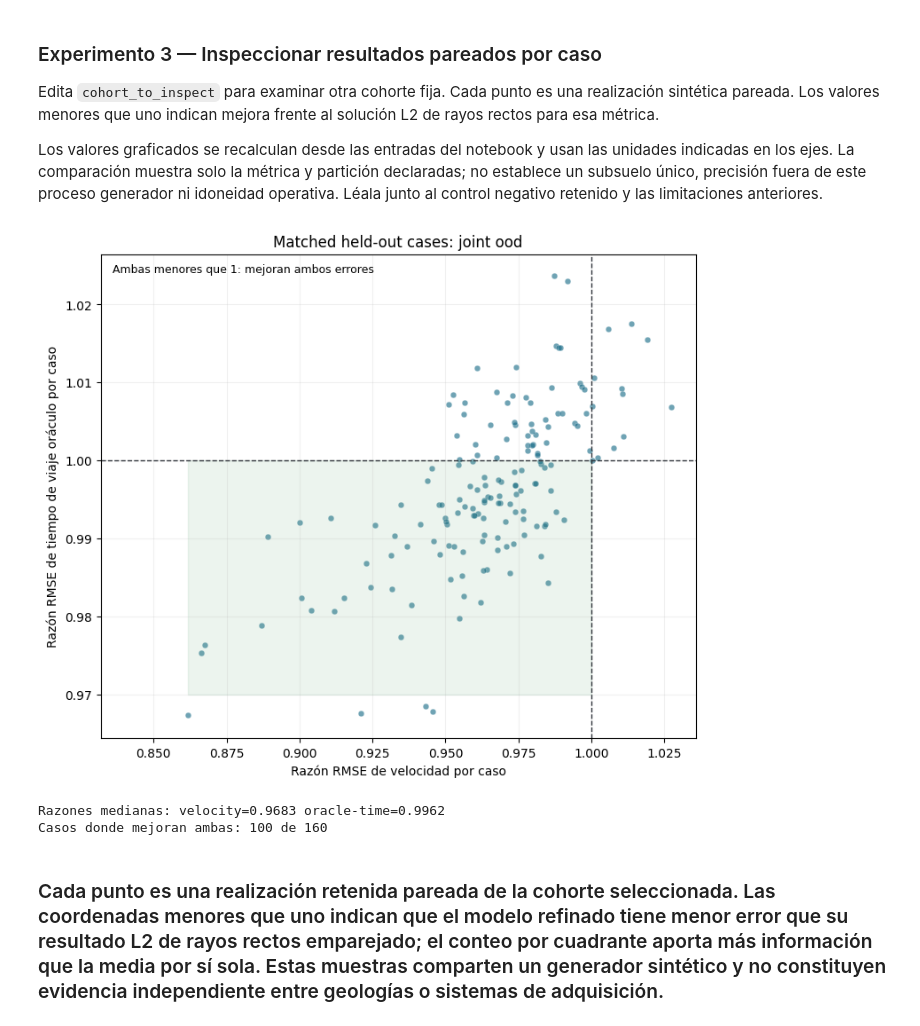
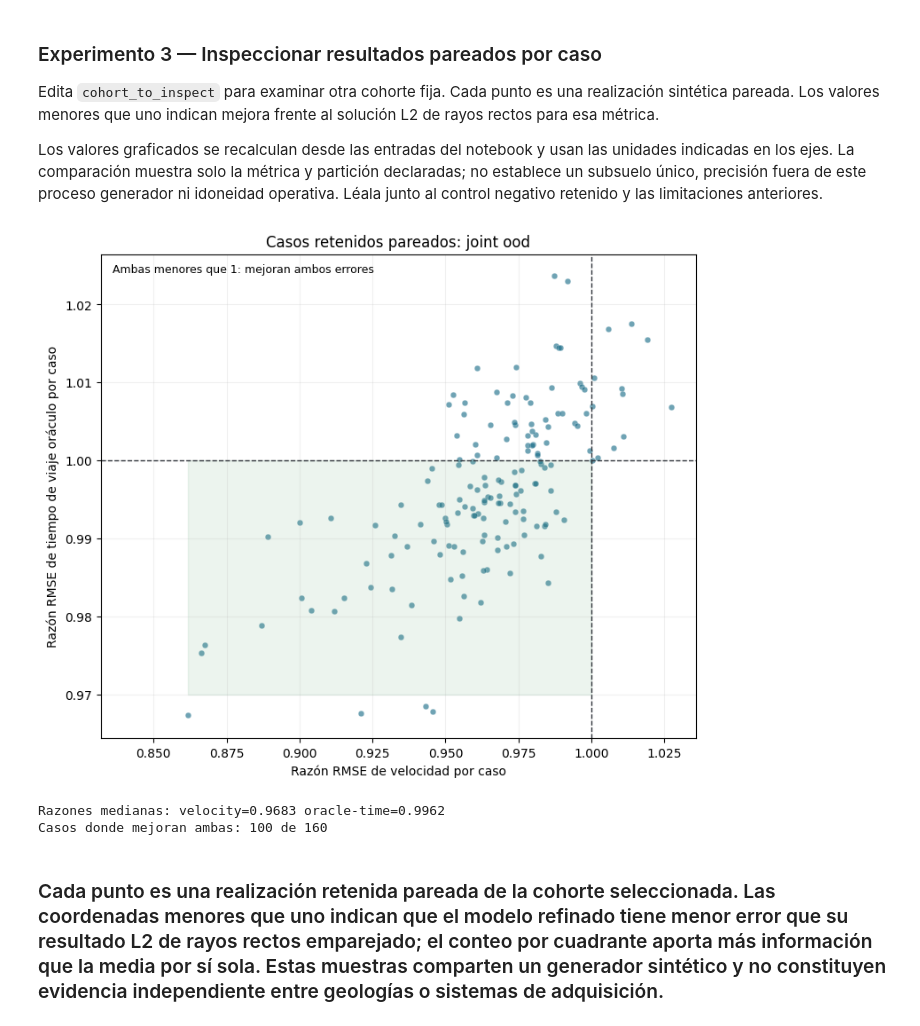
Before and after one commit to fsantibanezleal/CAOS_Geophysics, a Jupyter notebook: notebooks/es/08-learning/06-nullspace-refinement-evidence.ipynb, the cells around one changed output. Saved outputs shown, nothing was run; the diff lists cells and outputs as text; code cells hidden in the pictures.

```diff
--- a/notebooks/es/08-learning/06-nullspace-refinement-evidence.ipynb
+++ b/notebooks/es/08-learning/06-nullspace-refinement-evidence.ipynb
@@ -168,31 +184,31 @@ Edita `cohort_to_inspect` para examinar otra cohorte fija. Cada punto es una rea
 Los valores graficados se recalculan desde las entradas del notebook y usan las unidades indicadas en los ejes. La comparación muestra solo la métrica y partición declaradas; no establece un subsuelo único, precisión fuera de este proceso generador ni idoneidad operativa. Léala junto al control negativo retenido y las limitaciones anteriores.
 # %%
 # Celda de análisis reproducible.
-cohort_to_inspect = "joint_ood"  # Change to id_test, family_only or acquisition_only and rerun this cell.
+cohort_to_inspect = "joint_ood"  # Cambie a id_test, family_only o acquisition_only y vuelva a ejecutar esta celda.
 row = analysis["cohorts"][cohort_to_inspect]
 x = np.asarray(row["velocity"]["case_ratios"], float)
 y = np.asarray(row["oracle_time"]["case_ratios"], float)
 fig, ax = plt.subplots(figsize=(7.4, 6.2), constrained_layout=True)
 ax.scatter(x, y, s=23, alpha=0.62, c="#176b87", edgecolors="white", linewidths=0.25)
 ax.axvline(1, color="#30343b", lw=1, ls="--")
 ax.axhline(1, color="#30343b", lw=1, ls="--")
 ax.fill_between(
     [max(0.5, float(x.min())), 1], [max(0.97, float(y.min()))] * 2, [1, 1], color="#64a77b", alpha=0.12
 )
 ax.set(
     xlabel="Razón RMSE de velocidad por caso",
     ylabel="Razón RMSE de tiempo de viaje oráculo por caso",
-    title=f"Matched held-out cases: {cohort_to_inspect.replace('_',' ')}",
+    title=f"Casos retenidos pareados: {cohort_to_inspect.replace('_',' ')}",
 )
 ax.grid(alpha=0.18)
 ax.set_xlim(left=max(0.5, float(x.min()) - 0.03))
 ax.set_ylim(bottom=min(0.97, float(y.min()) - 0.003))
 ax.text(0.02, 0.98, "Ambas menores que 1: mejoran ambos errores", transform=ax.transAxes, va="top", fontsize=9)
 plt.show()
 print("Razones medianas:", f"velocity={np.median(x):.4f}", f"oracle-time={np.median(y):.4f}")
 print("Casos donde mejoran ambas:", int(np.sum((x < 1) & (y < 1))), "de", len(x))
 # %% [output]
-[figure, old version]
+[figure, new version]
 Razones medianas: velocity=0.9683 oracle-time=0.9962
 Casos donde mejoran ambas: 100 de 160
 # %% [markdown]
```
Also changed, not shown: parts of 19 cells of this notebook, 7 other files.
